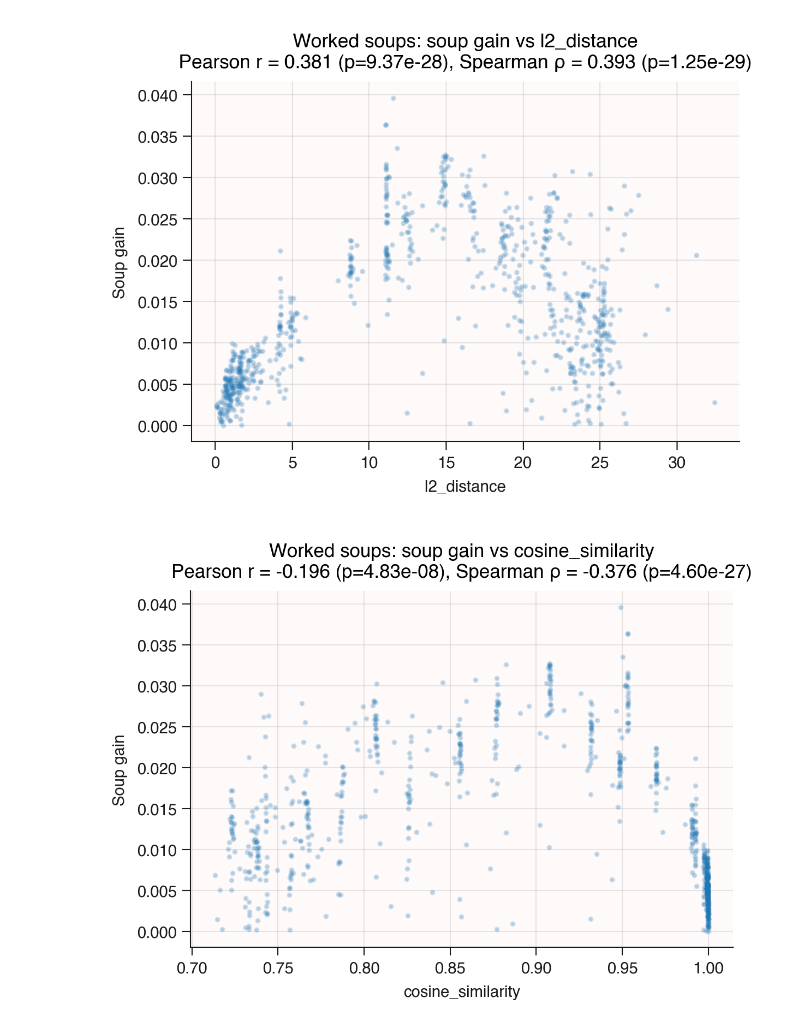
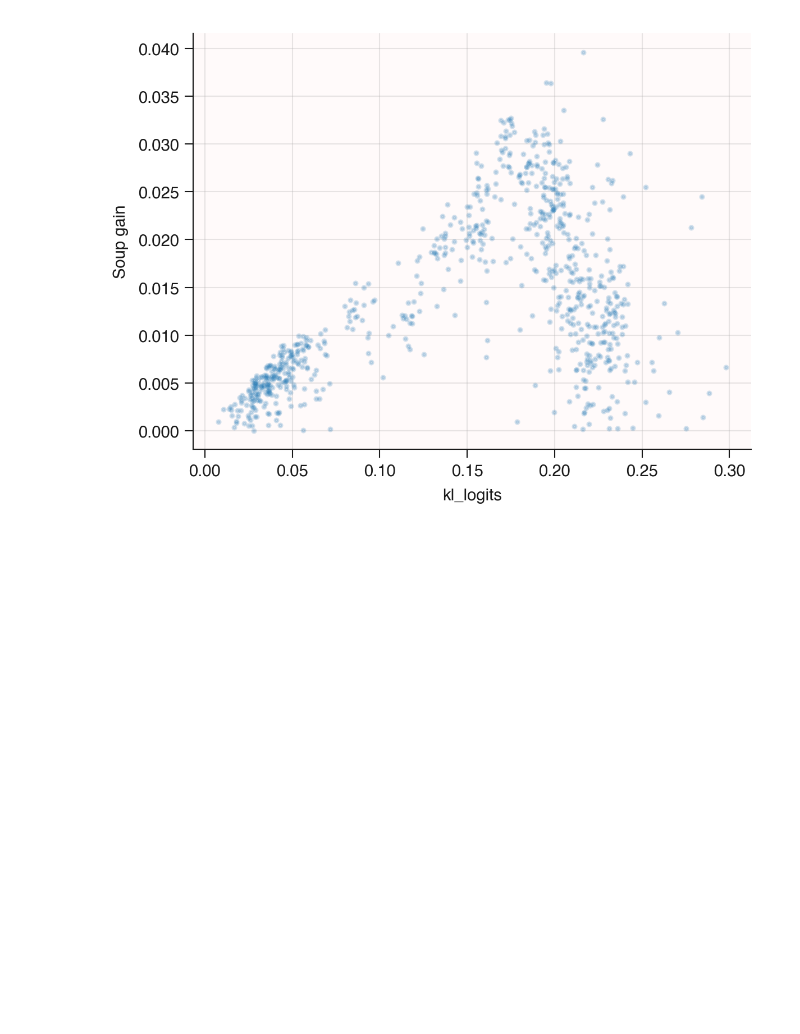
Before and after one commit to chipnbits/too-salty, a Jupyter notebook: notebooks/3. Similarities.ipynb, the cells around one changed output. Saved outputs shown, nothing was run; the diff lists cells and outputs as text; code cells hidden in the pictures; blank space fills up the shorter version.

```diff
--- a/notebooks/3. Similarities.ipynb
+++ b/notebooks/3. Similarities.ipynb
@@ -56,47 +13,46 @@ import matplotlib.pyplot as plt
 from scipy.stats import pearsonr, spearmanr
 
 similarity_metrics = [
-    'l2_distance',
-    'cosine_similarity',
-    'cka_logits',
-    'mse_logits',
+    # 'l2_distance',
+    # 'cosine_similarity',
+    # 'cka_logits',
+    # 'mse_logits',
     'kl_logits',
-    'cka_features'
+    # 'cka_features'
 ]
 
 # Keep only soups that worked
 soups_pos = soups[soups['soup_gain'] > 0]
 
 for metric in similarity_metrics:
     # Select and drop NaNs
     df = soups_pos[[metric, 'soup_gain']].dropna()
     x = df[metric].to_numpy()
     y = df['soup_gain'].to_numpy()
 
     if len(x) < 2:
         print(f'Skipping {metric}: not enough data')
         continue
 
     # Correlations
     pearson_r, pearson_p = pearsonr(x, y)
     spearman_r, spearman_p = spearmanr(x, y)
 
     # Plot
     fig, ax = plt.subplots()
 
     ax.scatter(x, y, alpha=0.2, s=2)
 
     ax.set_xlabel(metric)
     ax.set_ylabel('Soup gain')
-    ax.set_title(
-        f'Worked soups: soup gain vs {metric}\n'
-        f'Pearson r = {pearson_r:.3f} (p={pearson_p:.2e}), '
-        f'Spearman ρ = {spearman_r:.3f} (p={spearman_p:.2e})'
-    )
+    # ax.set_title(
+    #     f'Positive soups: soup gain vs KL on logits\n'
+    #     f'Spearman ρ = {spearman_r:.3f}'
+    # )
 
     ax.grid(True, alpha=0.3)
     plt.tight_layout()
+    plt.savefig(f'../report/figures/soup_gain_vs_kl_positive_soups.png', dpi=300)
     plt.show()
 # %% [output]
-[figure, old version]
+[figure, new version]
-[figure, removed]
```
Also changed, not shown: parts of 5 cells of this notebook, 27 other files.
